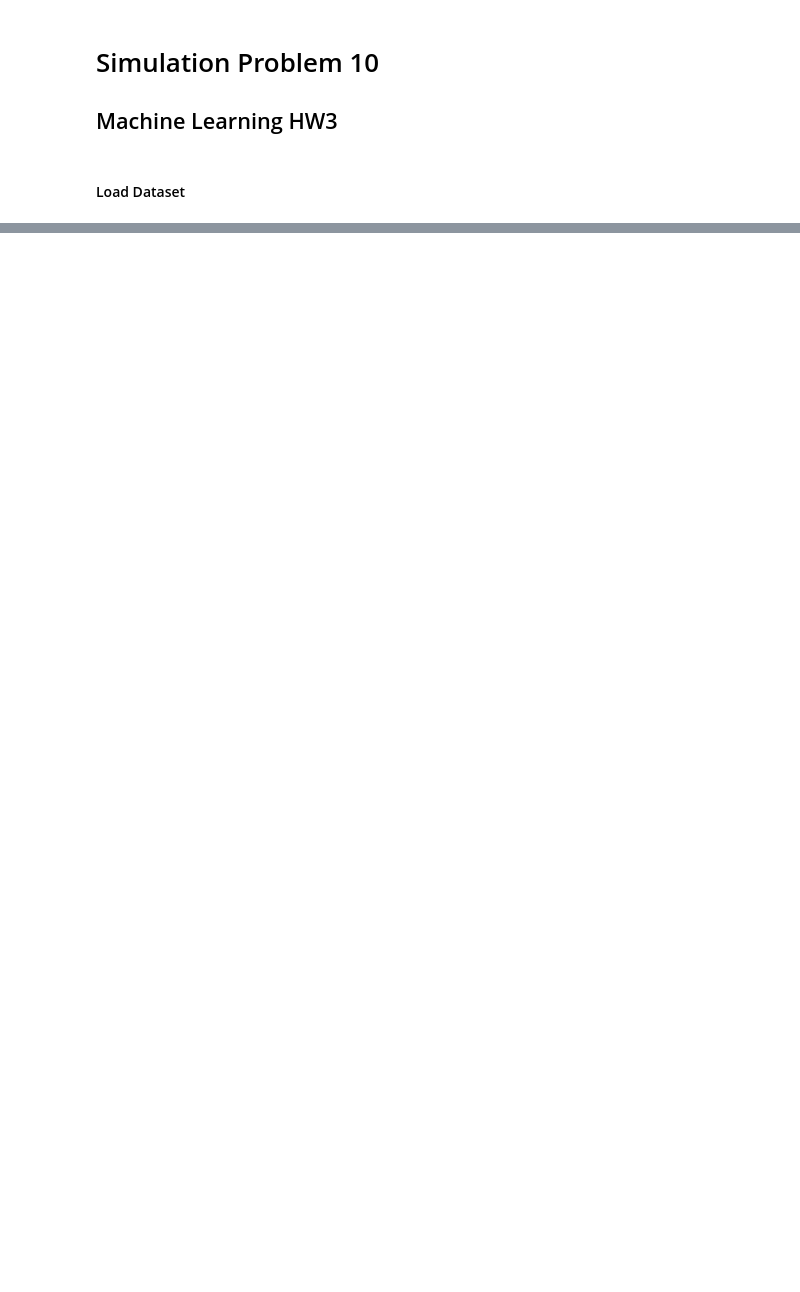
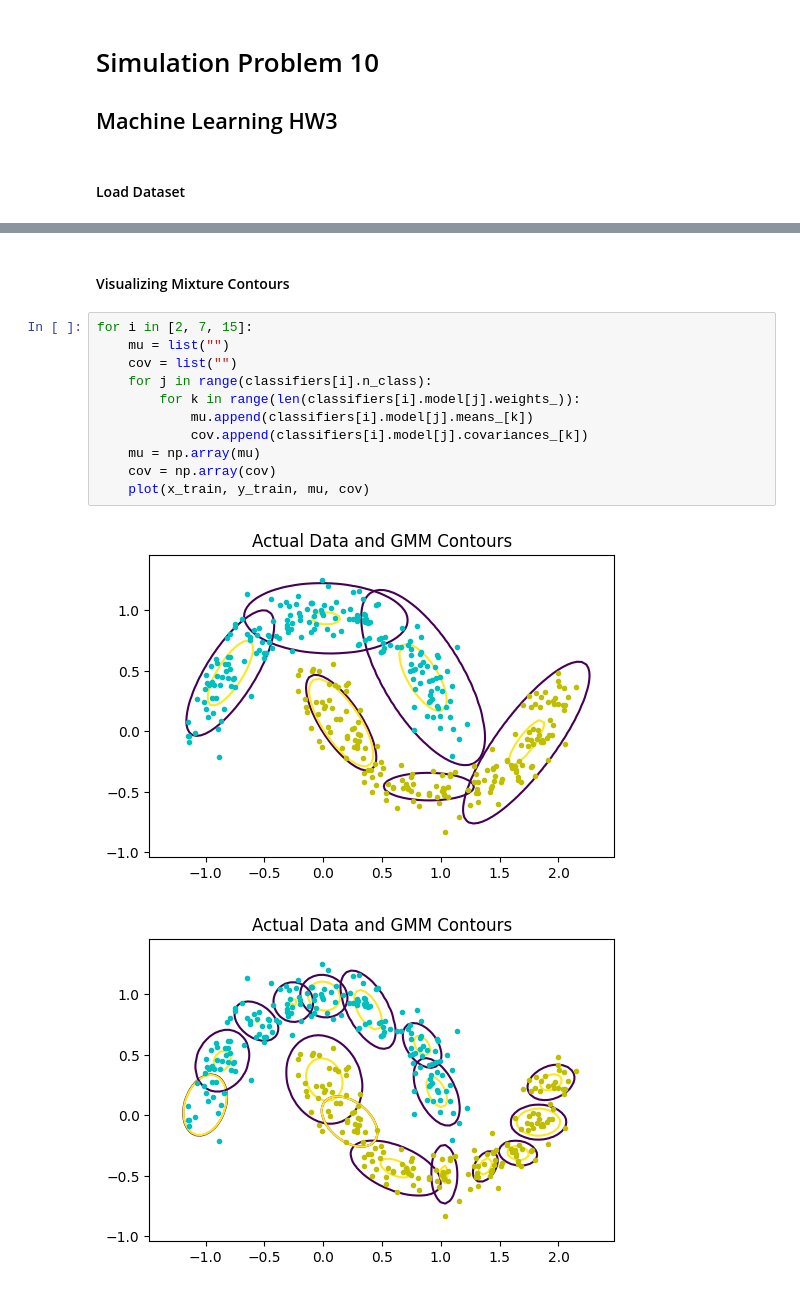
Before and after one commit to Kassra-sinaei/ML_HW_3, a Jupyter notebook: q10/main.ipynb, the cells around one changed output, grey strips where cells are left out. Drawn from its saved outputs; the diff is of its cells as text; blank space fills up the shorter version.

```diff
--- a/q10/main.ipynb
+++ b/q10/main.ipynb
@@ -142,0 +160,16 @@ Accuracy on test set is:  0.0 %
+# %% [markdown]
+#### Visualizing Mixture Contours
+# %%
+for i in [2, 7, 15]:
+    mu = list("")
+    cov = list("")
+    for j in range(classifiers[i].n_class):
+        for k in range(len(classifiers[i].model[j].weights_)):
+            mu.append(classifiers[i].model[j].means_[k])
+            cov.append(classifiers[i].model[j].covariances_[k])
+    mu = np.array(mu)
+    cov = np.array(cov)
+    plot(x_train, y_train, mu, cov)
+# %% [output]
+[figure, added]
+[figure, added]
```
Also changed, not shown: parts of 11 cells of this notebook.
